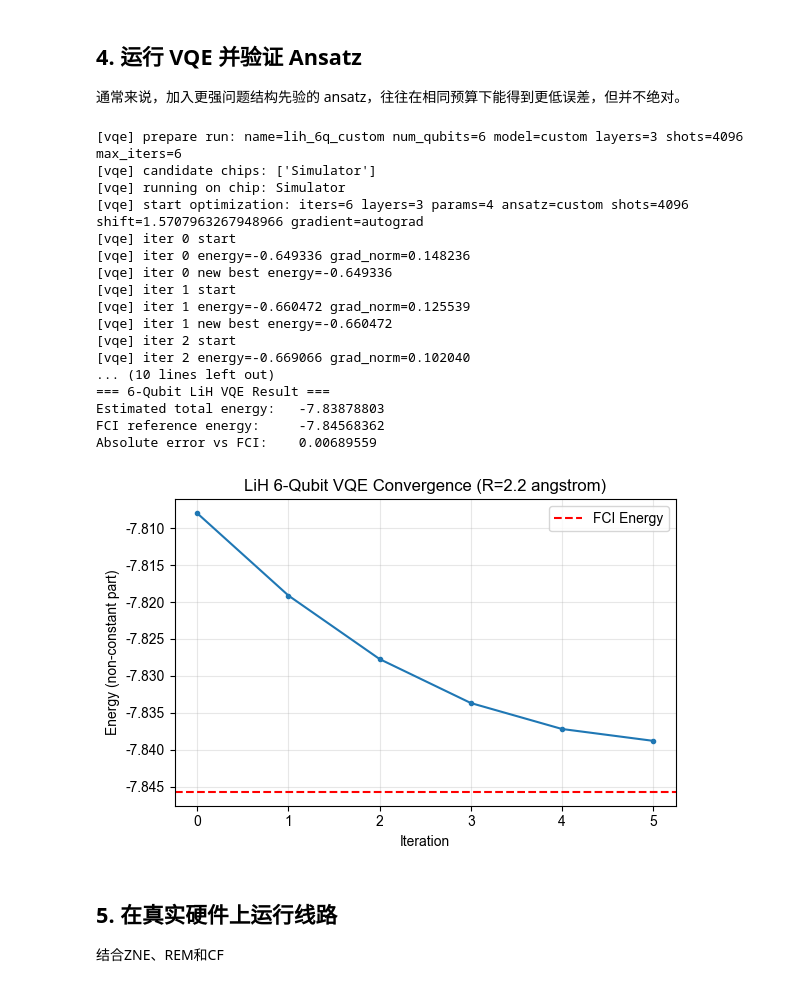
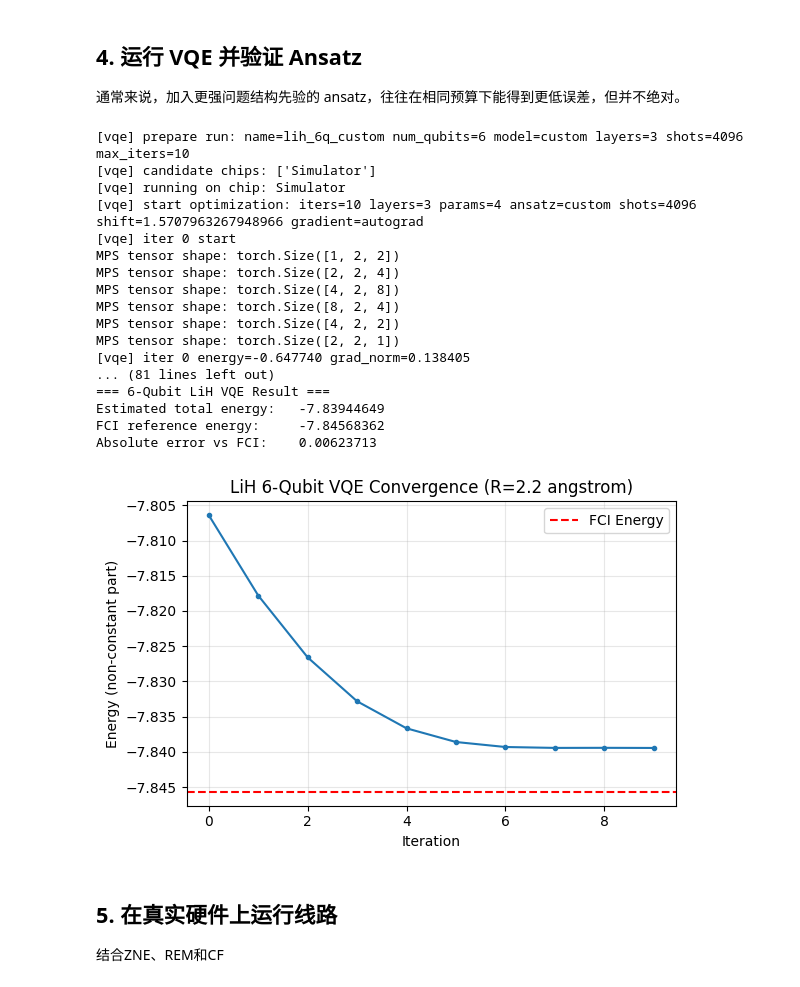
Before and after one commit to FieldQuantum/fieldqkit, a Jupyter notebook: examples/demo_vqe_lih_6q.ipynb, the cells around one changed output. Saved outputs shown, nothing was run; the diff lists cells and outputs as text; code cells hidden in the pictures.

```diff
--- a/examples/demo_vqe_lih_6q.ipynb
+++ b/examples/demo_vqe_lih_6q.ipynb
@@ -24,7 +24,7 @@ CHARGE = 0
 cfg = {
     'layers': 3,
     'shots': 4096,
-    'max_iters': 6,
+    'max_iters': 10,
     'learning_rate': 0.05,
     'seed': 7,
     'gradient_method': 'autograd',
@@ -157,49 +157,49 @@ kwargs = {
     'ansatz': 'custom',
     'custom_ansatz_circuit': custom_ansatz_qc,
     'prefer_chips': cfg['prefer_chips'],
-    'init_params': [0]*len(symbolic_params),
+    'init_params': [0.01]*len(symbolic_params),
 }
 
 res = runner.run_model(**kwargs)
 e_total = lih_constant + res.best_energy
 abs_error_fci = abs(e_total - fci_energy)
 
 print('=== 6-Qubit LiH VQE Result ===')
 print('Estimated total energy:  ', round(e_total, 8))
 print('FCI reference energy:    ', round(fci_energy, 8))
 print('Absolute error vs FCI:   ', round(abs_error_fci, 8))
 
 import matplotlib.pyplot as plt
 import numpy as np
 plt.figure(figsize=(6, 4))
 plt.plot(np.array(res.energy_history) + lih_constant, marker='o', ms=3)
 plt.axhline(fci_energy, color='red', linestyle='--', label='FCI Energy')
 plt.legend()
 plt.xlabel('Iteration')
 plt.ylabel('Energy (non-constant part)')
 plt.title(f'LiH 6-Qubit VQE Convergence (R={R} {R_UNIT})')
 plt.grid(alpha=0.3)
 plt.tight_layout()
 plt.show()
 # %% [output]
-[vqe] prepare run: name=lih_6q_custom num_qubits=6 model=custom layers=3 shots=4096 max_iters=6
+[vqe] prepare run: name=lih_6q_custom num_qubits=6 model=custom layers=3 shots=4096 max_iters=10
 [vqe] candidate chips: ['Simulator']
 [vqe] running on chip: Simulator
-[vqe] start optimization: iters=6 layers=3 params=4 ansatz=custom shots=4096 shift=1.5707963267948966 gradient=autograd
+[vqe] start optimization: iters=10 layers=3 params=4 ansatz=custom shots=4096 shift=1.5707963267948966 gradient=autograd
 [vqe] iter 0 start
-[vqe] iter 0 energy=-0.649336 grad_norm=0.148236
-[vqe] iter 0 new best energy=-0.649336
-[vqe] iter 1 start
-[vqe] iter 1 energy=-0.660472 grad_norm=0.125539
-[vqe] iter 1 new best energy=-0.660472
-[vqe] iter 2 start
-[vqe] iter 2 energy=-0.669066 grad_norm=0.102040
-... (10 lines left out)
+MPS tensor shape: torch.Size([1, 2, 2])
+MPS tensor shape: torch.Size([2, 2, 4])
+MPS tensor shape: torch.Size([4, 2, 8])
+MPS tensor shape: torch.Size([8, 2, 4])
+MPS tensor shape: torch.Size([4, 2, 2])
+MPS tensor shape: torch.Size([2, 2, 1])
+[vqe] iter 0 energy=-0.647740 grad_norm=0.138405
+... (81 lines left out)
 === 6-Qubit LiH VQE Result ===
-Estimated total energy:   -7.83878803
+Estimated total energy:   -7.83944649
 FCI reference energy:     -7.84568362
-Absolute error vs FCI:    0.00689559
+Absolute error vs FCI:    0.00623713
-[figure, old version]
+[figure, new version]
 # %% [markdown]
 ## 5. 在真实硬件上运行线路
 结合ZNE、REM和CF
```
Also changed, not shown: parts of 2 cells of this notebook, 11 other files.
